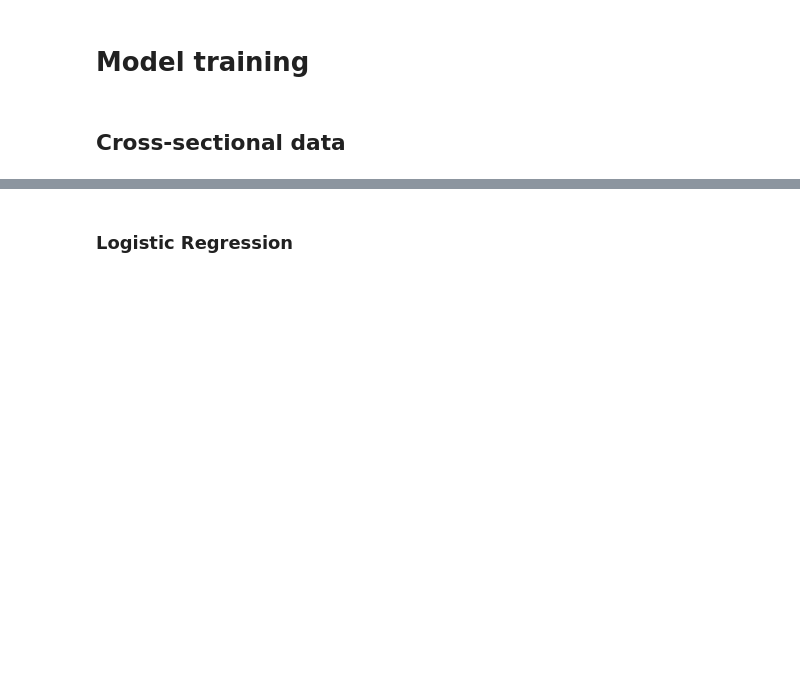
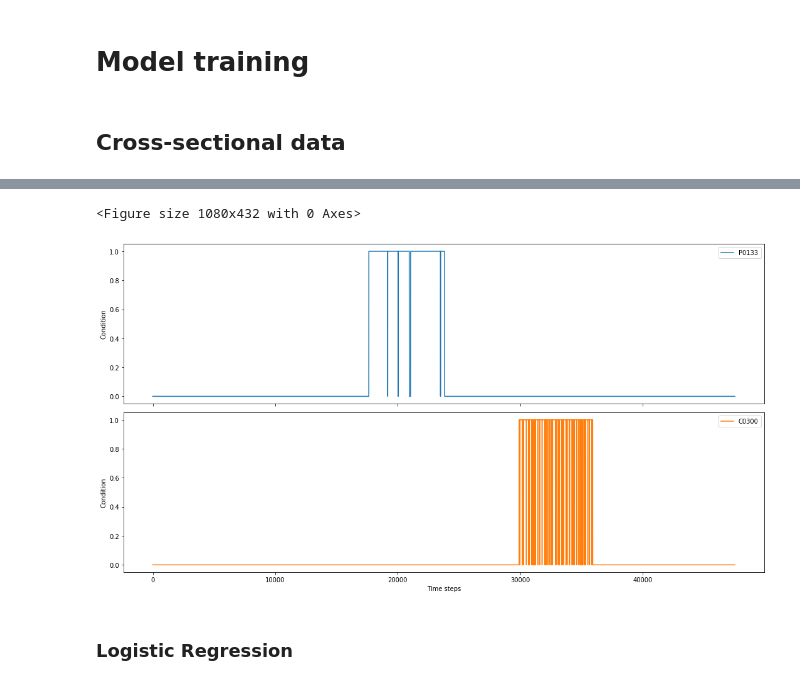
Before and after one commit to shamilnabiyev/automl-time-series, a Jupyter notebook: notebooks/odb-2-dtc-model-training.ipynb, the cells around one changed output, grey strips where cells are left out. Cells and saved outputs as stored; diff of their text form; code cells hidden in the pictures; blank space fills up the shorter version.

```diff
--- a/notebooks/odb-2-dtc-model-training.ipynb
+++ b/notebooks/odb-2-dtc-model-training.ipynb
@@ -51,3 +149,26 @@ df.shape
+# %%
+df_dtc = pd.DataFrame()
+
+df_dtc["P0133"] = np.where(df["TROUBLE_CODES"] == "P0133", 1, 0)
+df_dtc["C0300"] = np.where(df["TROUBLE_CODES"] == "C0300", 1, 0)
+
+plt_1 = plt.figure(figsize=(15, 6))
+
+# plt.plot(list(range(0, len(xp))), xp, label="P0133")
+# plt.plot(list(range(0, len(xc))), xc, label="C0300")
+
+# plt.legend()
+
+df_dtc.plot(subplots=True,
+             figsize=(15, 8),
+             xlabel='Time steps',
+             ylabel='Condition')
+
+plt.tight_layout()
+plt.show()
+# %% [output]
+<Figure size 1080x432 with 0 Axes>
+[figure, added]
 # %%
 selected_columns = df.columns.difference(["TROUBLE_CODES", "VEHICLE_ID", "TIMESTAMP"])
 df = df[selected_columns]
```
Also changed, not shown: parts of 84 cells of this notebook.
